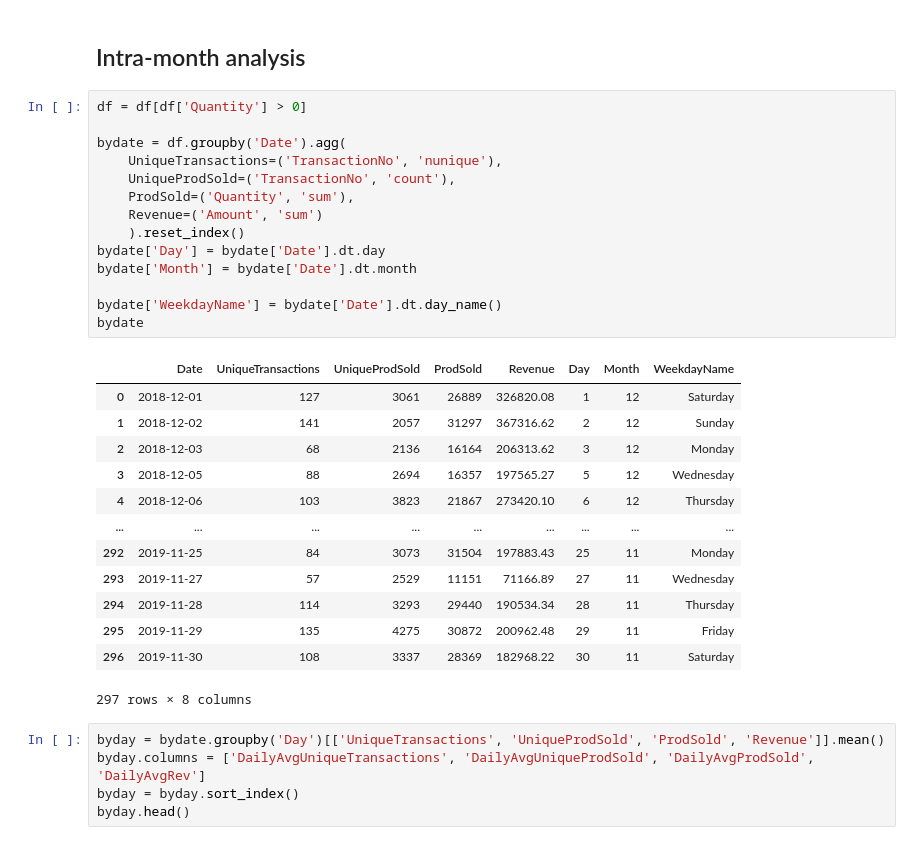
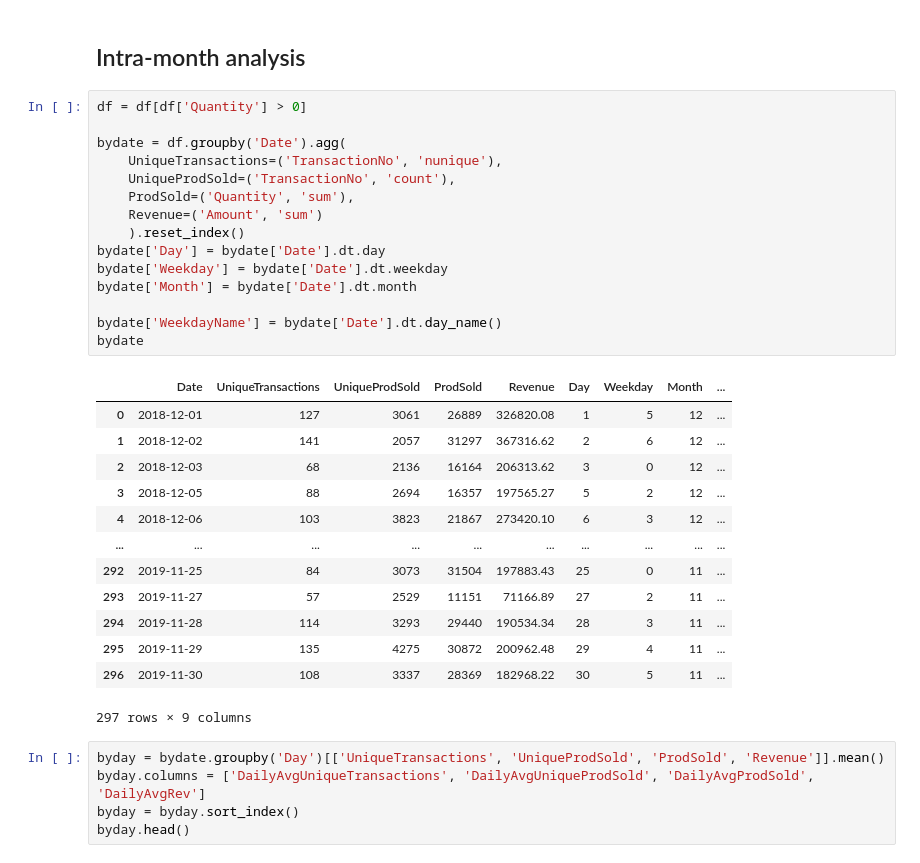
Before and after one commit to antobzzll/Analytics-Portfolio, a Jupyter notebook: Business Analytics/Market Basket Analysis/e-commerce-analytics.ipynb, the cells around one changed output. Cells and saved outputs as stored; diff of their text form.

```diff
--- a/Business Analytics/Market Basket Analysis/e-commerce-analytics.ipynb
+++ b/Business Analytics/Market Basket Analysis/e-commerce-analytics.ipynb
@@ -250,31 +250,32 @@ plt.show()
 # %%
 df = df[df['Quantity'] > 0]
 
 bydate = df.groupby('Date').agg(
     UniqueTransactions=('TransactionNo', 'nunique'),
     UniqueProdSold=('TransactionNo', 'count'),
     ProdSold=('Quantity', 'sum'),
     Revenue=('Amount', 'sum')
     ).reset_index()
 bydate['Day'] = bydate['Date'].dt.day
+bydate['Weekday'] = bydate['Date'].dt.weekday
 bydate['Month'] = bydate['Date'].dt.month
 
 bydate['WeekdayName'] = bydate['Date'].dt.day_name()
 bydate
 # %% [output]
-|  | Date | UniqueTransactions | UniqueProdSold | ProdSold | Revenue | Day | Month | WeekdayName |
-| 0 | 2018-12-01 | 127 | 3061 | 26889 | 326820.08 | 1 | 12 | Saturday |
-| 1 | 2018-12-02 | 141 | 2057 | 31297 | 367316.62 | 2 | 12 | Sunday |
-| 2 | 2018-12-03 | 68 | 2136 | 16164 | 206313.62 | 3 | 12 | Monday |
-| 3 | 2018-12-05 | 88 | 2694 | 16357 | 197565.27 | 5 | 12 | Wednesday |
-| 4 | 2018-12-06 | 103 | 3823 | 21867 | 273420.10 | 6 | 12 | Thursday |
-| ... | ... | ... | ... | ... | ... | ... | ... | ... |
-| 292 | 2019-11-25 | 84 | 3073 | 31504 | 197883.43 | 25 | 11 | Monday |
-| 293 | 2019-11-27 | 57 | 2529 | 11151 | 71166.89 | 27 | 11 | Wednesday |
-| 294 | 2019-11-28 | 114 | 3293 | 29440 | 190534.34 | 28 | 11 | Thursday |
-| 295 | 2019-11-29 | 135 | 4275 | 30872 | 200962.48 | 29 | 11 | Friday |
-| 296 | 2019-11-30 | 108 | 3337 | 28369 | 182968.22 | 30 | 11 | Saturday |
+|  | Date | UniqueTransactions | UniqueProdSold | ProdSold | Revenue | Day | Weekday | Month | ... |
+| 0 | 2018-12-01 | 127 | 3061 | 26889 | 326820.08 | 1 | 5 | 12 | ... |
+| 1 | 2018-12-02 | 141 | 2057 | 31297 | 367316.62 | 2 | 6 | 12 | ... |
+| 2 | 2018-12-03 | 68 | 2136 | 16164 | 206313.62 | 3 | 0 | 12 | ... |
+| 3 | 2018-12-05 | 88 | 2694 | 16357 | 197565.27 | 5 | 2 | 12 | ... |
+| 4 | 2018-12-06 | 103 | 3823 | 21867 | 273420.10 | 6 | 3 | 12 | ... |
+| ... | ... | ... | ... | ... | ... | ... | ... | ... | ... |
+| 292 | 2019-11-25 | 84 | 3073 | 31504 | 197883.43 | 25 | 0 | 11 | ... |
+| 293 | 2019-11-27 | 57 | 2529 | 11151 | 71166.89 | 27 | 2 | 11 | ... |
+| 294 | 2019-11-28 | 114 | 3293 | 29440 | 190534.34 | 28 | 3 | 11 | ... |
+| 295 | 2019-11-29 | 135 | 4275 | 30872 | 200962.48 | 29 | 4 | 11 | ... |
+| 296 | 2019-11-30 | 108 | 3337 | 28369 | 182968.22 | 30 | 5 | 11 | ... |
-297 rows × 8 columns
+297 rows × 9 columns
 # %%
 byday = bydate.groupby('Day')[['UniqueTransactions', 'UniqueProdSold', 'ProdSold', 'Revenue']].mean()
 byday.columns = ['DailyAvgUniqueTransactions', 'DailyAvgUniqueProdSold', 'DailyAvgProdSold', 'DailyAvgRev']
```
Also changed, not shown: parts of 4 cells of this notebook.
